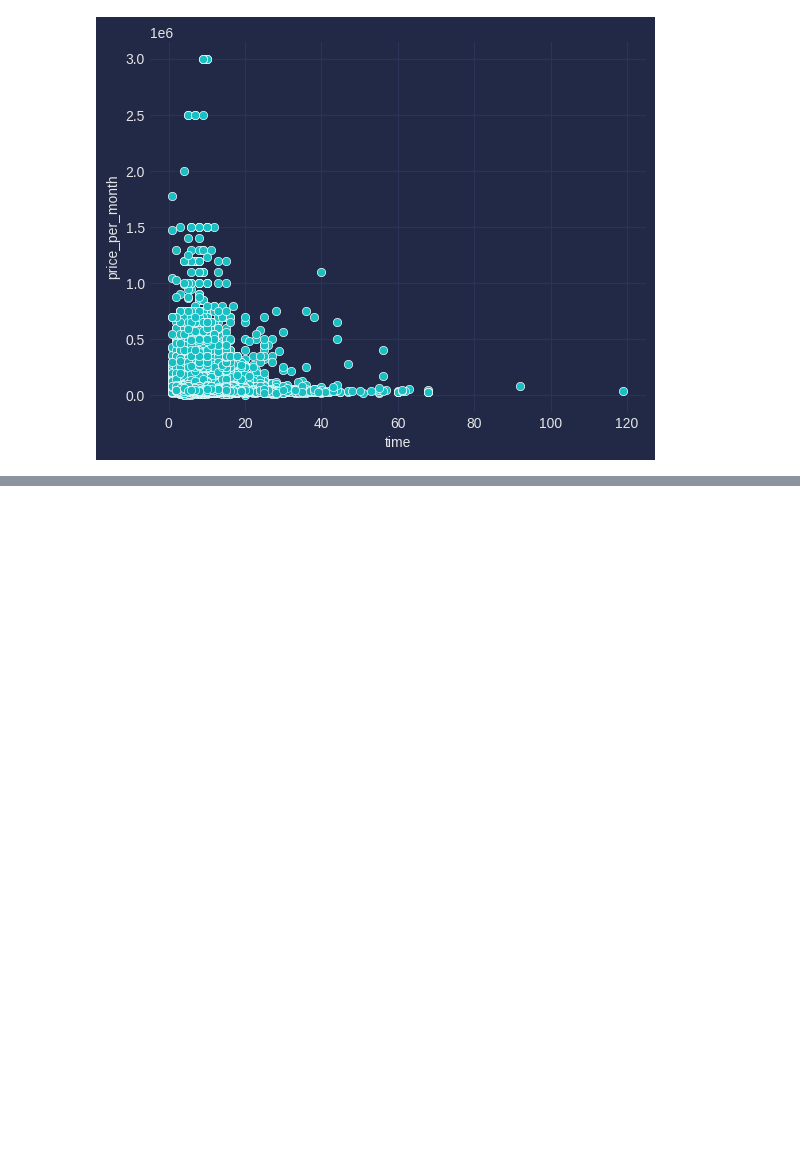
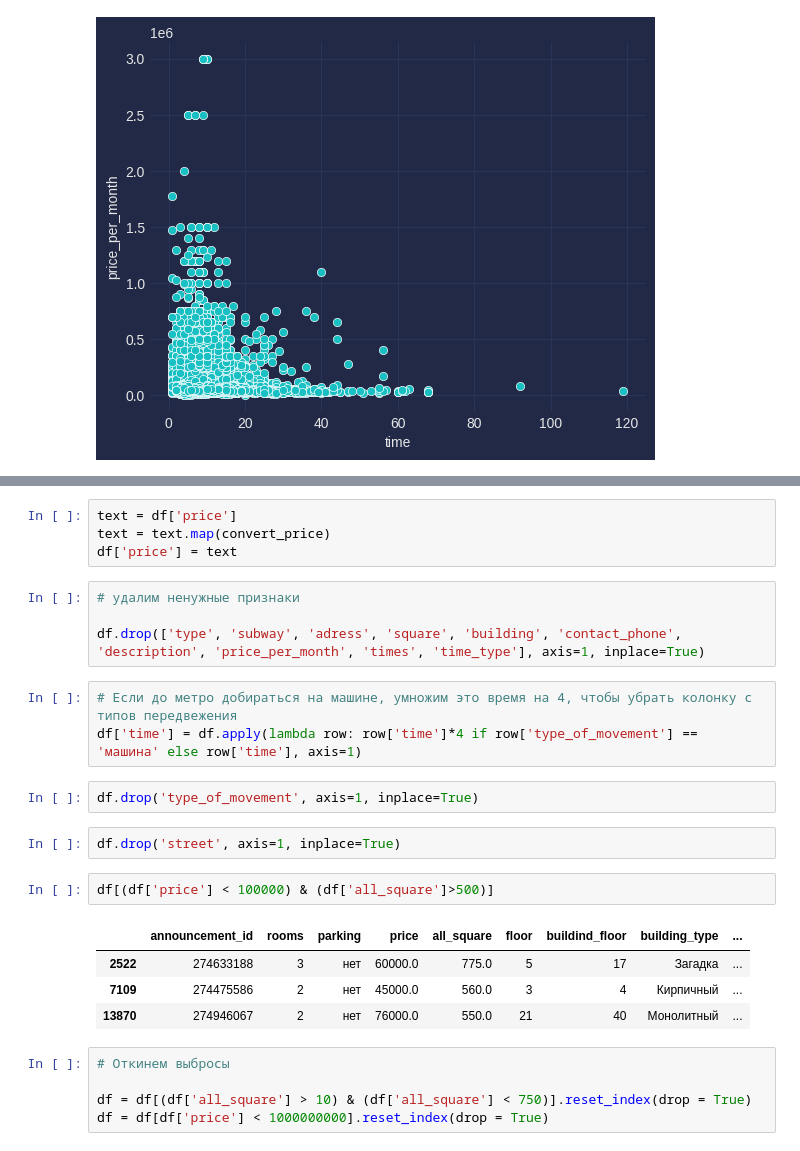
Before and after one commit to sokdnv/real_estate_rent, a Jupyter notebook: notebooks/drafts/preprocessing_gol.ipynb, the cells around one changed output, grey strips where cells are left out. Saved outputs shown, nothing was run; the diff lists cells and outputs as text; blank space fills up the shorter version.

```diff
--- a/notebooks/drafts/preprocessing_gol.ipynb
+++ b/notebooks/drafts/preprocessing_gol.ipynb
@@ -260,0 +271,27 @@ df.head()
+# %%
+text = df['price']
+text = text.map(convert_price)
+df['price'] = text
+# %%
+# удалим ненужные признаки
+
+df.drop(['type', 'subway', 'adress', 'square', 'building', 'contact_phone', 'description', 'price_per_month', 'times', 'time_type'], axis=1, inplace=True)
+# %%
+# Если до метро добираться на машине, умножим это время на 4, чтобы убрать колонку с типов передвежения
+df['time'] = df.apply(lambda row: row['time']*4 if row['type_of_movement'] == 'машина' else row['time'], axis=1)
+# %%
+df.drop('type_of_movement', axis=1, inplace=True)
+# %%
+df.drop('street', axis=1, inplace=True)
+# %%
+df[(df['price'] < 100000) & (df['all_square']>500)]
+# %% [output]
+|  | announcement_id | rooms | parking | price | all_square | floor | buildind_floor | building_type | ... |
+| 2522 | 274633188 | 3 | нет | 60000.0 | 775.0 | 5 | 17 | Загадка | ... |
+| 7109 | 274475586 | 2 | нет | 45000.0 | 560.0 | 3 | 4 | Кирпичный | ... |
+| 13870 | 274946067 | 2 | нет | 76000.0 | 550.0 | 21 | 40 | Монолитный | ... |
+# %%
+# Откинем выбросы
+
+df = df[(df['all_square'] > 10) & (df['all_square'] < 750)].reset_index(drop = True)
+df = df[df['price'] < 1000000000].reset_index(drop = True)
```
Also changed, not shown: parts of 12 cells of this notebook, 1 other file.
